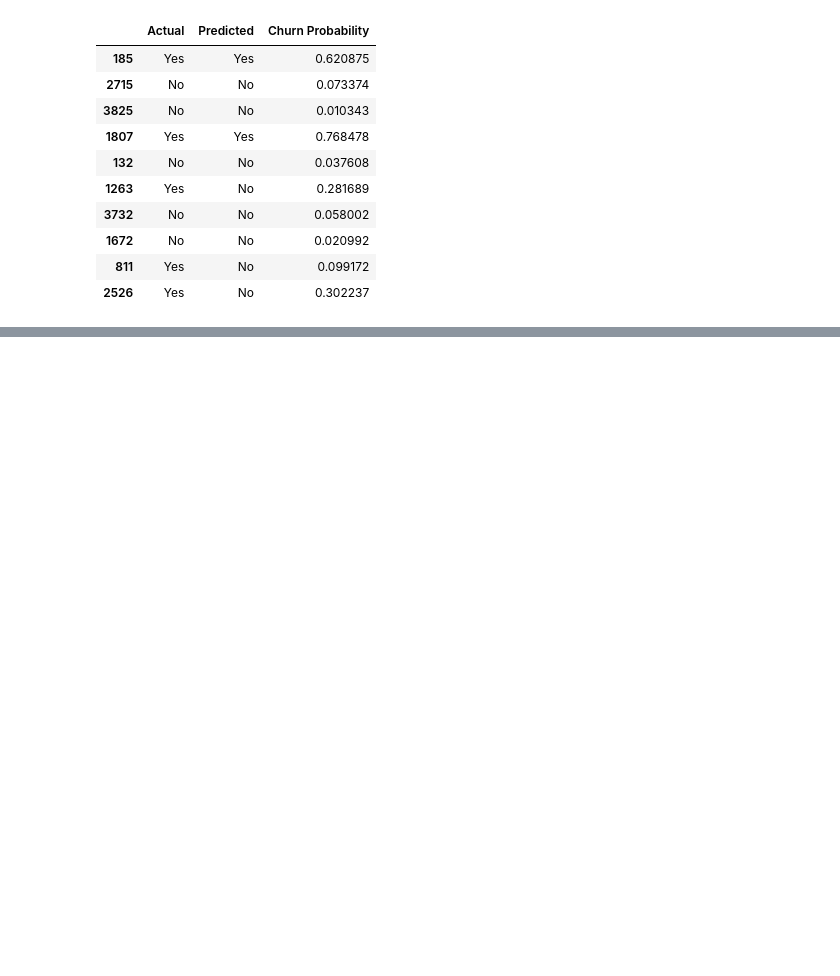
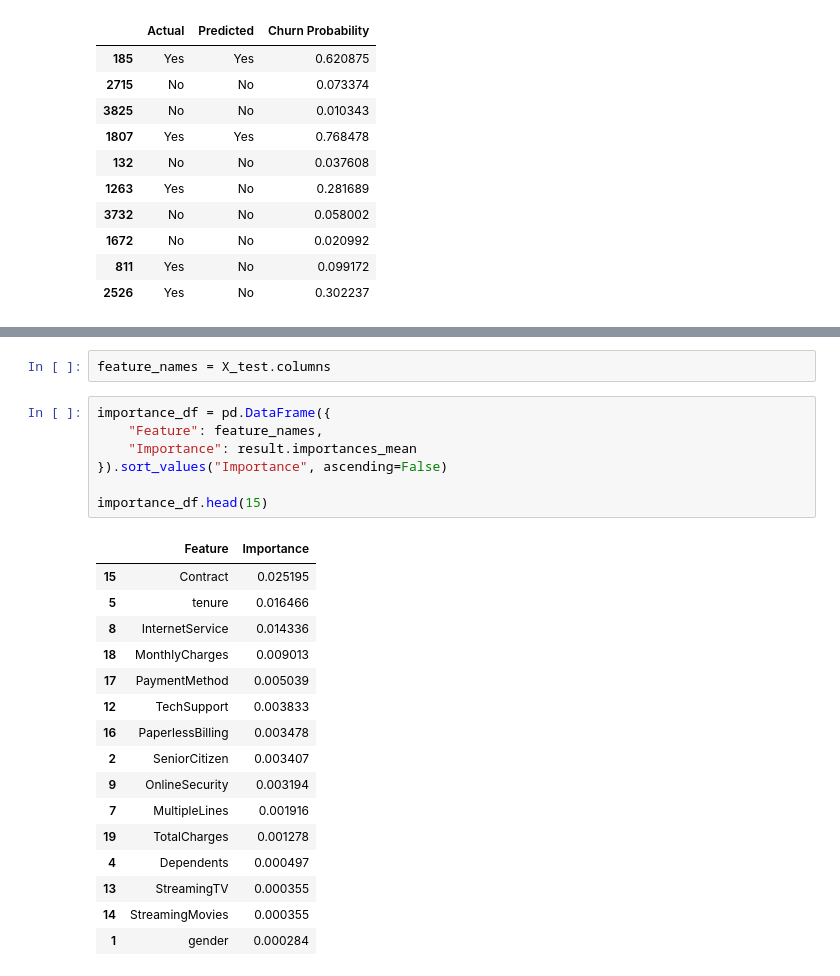
Before and after one commit to JosephTylerSeay/classification_case_study, a Jupyter notebook: classCaseStudy.ipynb, the cells around one changed output, grey strips where cells are left out. Saved outputs shown, nothing was run; the diff lists cells and outputs as text; blank space fills up the shorter version.

```diff
--- a/classCaseStudy.ipynb
+++ b/classCaseStudy.ipynb
@@ -256,0 +274,26 @@ results.head(10)
+# %%
+feature_names = X_test.columns
+# %%
+importance_df = pd.DataFrame({
+    "Feature": feature_names,
+    "Importance": result.importances_mean
+}).sort_values("Importance", ascending=False)
+
+importance_df.head(15)
+# %% [output]
+|  | Feature | Importance |
+| 15 | Contract | 0.025195 |
+| 5 | tenure | 0.016466 |
+| 8 | InternetService | 0.014336 |
+| 18 | MonthlyCharges | 0.009013 |
+| 17 | PaymentMethod | 0.005039 |
+| 12 | TechSupport | 0.003833 |
+| 16 | PaperlessBilling | 0.003478 |
+| 2 | SeniorCitizen | 0.003407 |
+| 9 | OnlineSecurity | 0.003194 |
+| 7 | MultipleLines | 0.001916 |
+| 19 | TotalCharges | 0.001278 |
+| 4 | Dependents | 0.000497 |
+| 13 | StreamingTV | 0.000355 |
+| 14 | StreamingMovies | 0.000355 |
+| 1 | gender | 0.000284 |
```
Also changed, not shown: parts of 11 cells of this notebook.
